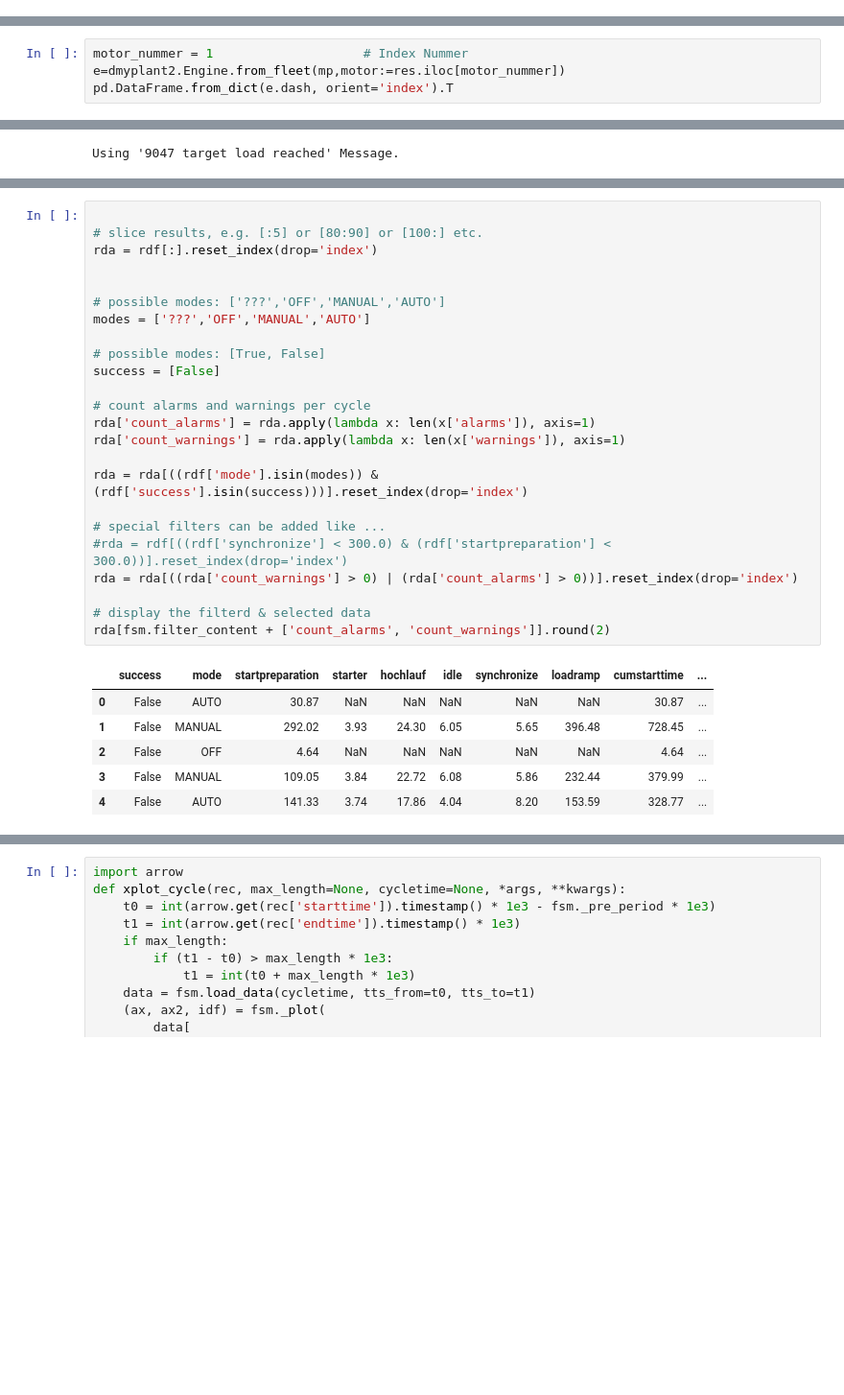
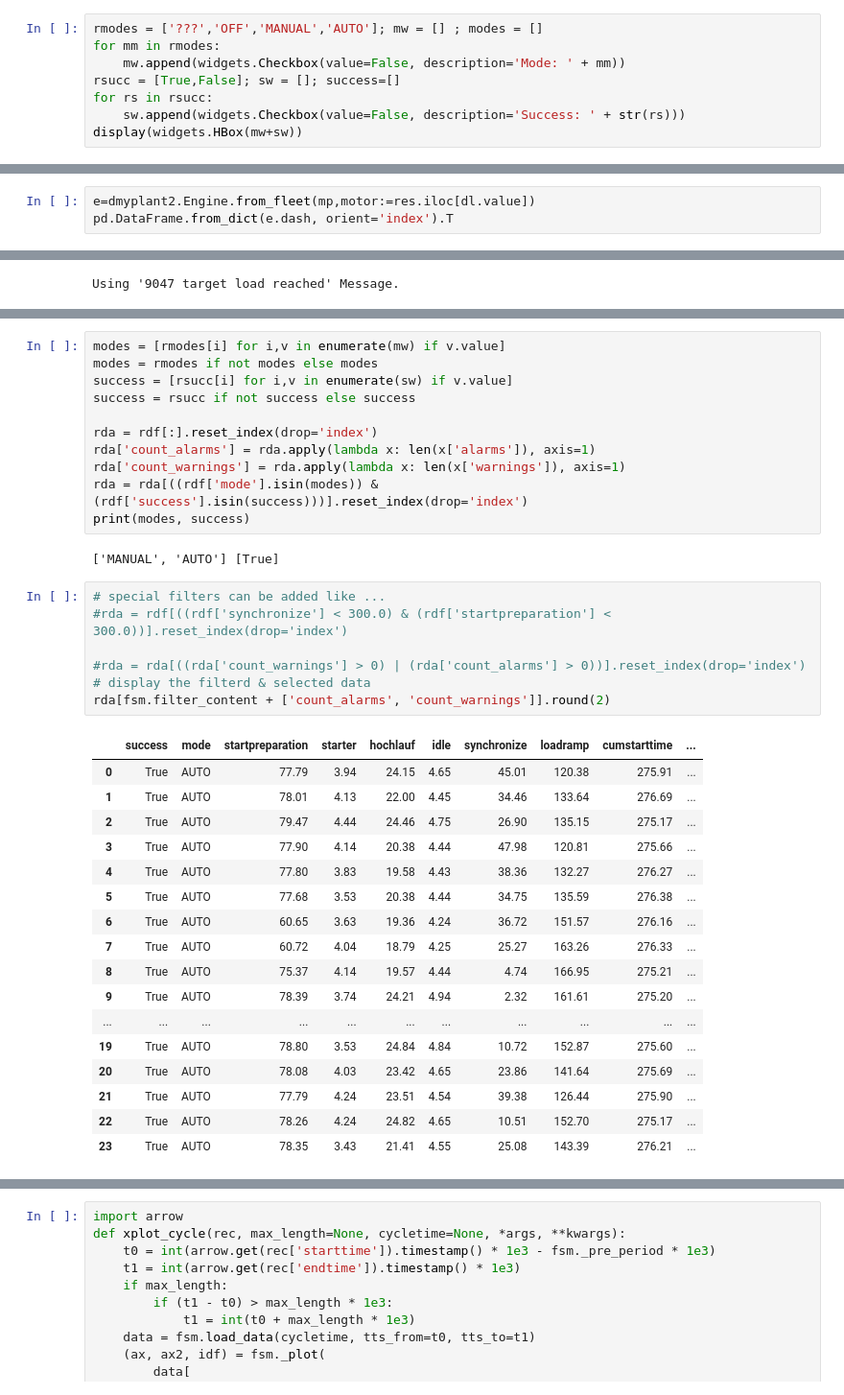
Before and after one commit to dieterch/statemachine, a Jupyter notebook: forsa_hartmoor.ipynb, the cells around one changed output, grey strips where cells are left out. Shown at 96% size. Cells and saved outputs as stored; diff of their text form; blank space fills up the shorter version.

Commit message:
widgets

```diff
--- a/forsa_hartmoor.ipynb
+++ b/forsa_hartmoor.ipynb
@@ -49,0 +37,8 @@ res.T
+# %%
+rmodes = ['???','OFF','MANUAL','AUTO']; mw = [] ; modes = []
+for mm in rmodes:
+    mw.append(widgets.Checkbox(value=False, description='Mode: ' + mm))
+rsucc = [True,False]; sw = []; success=[]
+for rs in rsucc:
+    sw.append(widgets.Checkbox(value=False, description='Success: ' + str(rs)))
+display(widgets.HBox(mw+sw))
@@ -50,6 +47,5 @@ res.T
 # %%
-motor_nummer = 1                    # Index Nummer
-e=dmyplant2.Engine.from_fleet(mp,motor:=res.iloc[motor_nummer])
+e=dmyplant2.Engine.from_fleet(mp,motor:=res.iloc[dl.value])
 pd.DataFrame.from_dict(e.dash, orient='index').T
 # %% [output]
 |  | Name | Engine ID | Design Number | Engine Type | Engine Version | P | P_nom | BMEP | ... |
@@ -112,34 +78,41 @@ rdf
+# %%
+modes = [rmodes[i] for i,v in enumerate(mw) if v.value]
+modes = rmodes if not modes else modes
+success = [rsucc[i] for i,v in enumerate(sw) if v.value]
+success = rsucc if not success else success
+
+rda = rdf[:].reset_index(drop='index')
+rda['count_alarms'] = rda.apply(lambda x: len(x['alarms']), axis=1)
+rda['count_warnings'] = rda.apply(lambda x: len(x['warnings']), axis=1)
+rda = rda[((rdf['mode'].isin(modes)) & (rdf['success'].isin(success)))].reset_index(drop='index')
+print(modes, success)
+# %% [output]
+['MANUAL', 'AUTO'] [True]
 # %%
-
-# slice results, e.g. [:5] or [80:90] or [100:] etc.
-rda = rdf[:].reset_index(drop='index')
-
-
-# possible modes: ['???','OFF','MANUAL','AUTO']
-modes = ['???','OFF','MANUAL','AUTO']
-
-# possible modes: [True, False]
-success = [False]
-
-# count alarms and warnings per cycle
-rda['count_alarms'] = rda.apply(lambda x: len(x['alarms']), axis=1)
-rda['count_warnings'] = rda.apply(lambda x: len(x['warnings']), axis=1)
-
-rda = rda[((rdf['mode'].isin(modes)) & (rdf['success'].isin(success)))].reset_index(drop='index')
-
 # special filters can be added like ...
 #rda = rdf[((rdf['synchronize'] < 300.0) & (rdf['startpreparation'] < 300.0))].reset_index(drop='index')
-rda = rda[((rda['count_warnings'] > 0) | (rda['count_alarms'] > 0))].reset_index(drop='index')
 
+#rda = rda[((rda['count_warnings'] > 0) | (rda['count_alarms'] > 0))].reset_index(drop='index')
 # display the filterd & selected data
 rda[fsm.filter_content + ['count_alarms', 'count_warnings']].round(2)
 # %% [output]
 |  | success | mode | startpreparation | starter | hochlauf | idle | synchronize | loadramp | cumstarttime | ... |
-| 0 | False | AUTO | 30.87 | NaN | NaN | NaN | NaN | NaN | 30.87 | ... |
-| 1 | False | MANUAL | 292.02 | 3.93 | 24.30 | 6.05 | 5.65 | 396.48 | 728.45 | ... |
-| 2 | False | OFF | 4.64 | NaN | NaN | NaN | NaN | NaN | 4.64 | ... |
-| 3 | False | MANUAL | 109.05 | 3.84 | 22.72 | 6.08 | 5.86 | 232.44 | 379.99 | ... |
-| 4 | False | AUTO | 141.33 | 3.74 | 17.86 | 4.04 | 8.20 | 153.59 | 328.77 | ... |
+| 0 | True | AUTO | 77.79 | 3.94 | 24.15 | 4.65 | 45.01 | 120.38 | 275.91 | ... |
+| 1 | True | AUTO | 78.01 | 4.13 | 22.00 | 4.45 | 34.46 | 133.64 | 276.69 | ... |
+| 2 | True | AUTO | 79.47 | 4.44 | 24.46 | 4.75 | 26.90 | 135.15 | 275.17 | ... |
+| 3 | True | AUTO | 77.90 | 4.14 | 20.38 | 4.44 | 47.98 | 120.81 | 275.66 | ... |
+| 4 | True | AUTO | 77.80 | 3.83 | 19.58 | 4.43 | 38.36 | 132.27 | 276.27 | ... |
+| 5 | True | AUTO | 77.68 | 3.53 | 20.38 | 4.44 | 34.75 | 135.59 | 276.38 | ... |
+| 6 | True | AUTO | 60.65 | 3.63 | 19.36 | 4.24 | 36.72 | 151.57 | 276.16 | ... |
+| 7 | True | AUTO | 60.72 | 4.04 | 18.79 | 4.25 | 25.27 | 163.26 | 276.33 | ... |
+| 8 | True | AUTO | 75.37 | 4.14 | 19.57 | 4.44 | 4.74 | 166.95 | 275.21 | ... |
+| 9 | True | AUTO | 78.39 | 3.74 | 24.21 | 4.94 | 2.32 | 161.61 | 275.20 | ... |
+| ... | ... | ... | ... | ... | ... | ... | ... | ... | ... | ... |
+| 19 | True | AUTO | 78.80 | 3.53 | 24.84 | 4.84 | 10.72 | 152.87 | 275.60 | ... |
+| 20 | True | AUTO | 78.08 | 4.03 | 23.42 | 4.65 | 23.86 | 141.64 | 275.69 | ... |
+| 21 | True | AUTO | 77.79 | 4.24 | 23.51 | 4.54 | 39.38 | 126.44 | 275.90 | ... |
+| 22 | True | AUTO | 78.26 | 4.24 | 24.82 | 4.65 | 10.51 | 152.70 | 275.17 | ... |
+| 23 | True | AUTO | 78.35 | 3.43 | 21.41 | 4.55 | 25.08 | 143.39 | 276.21 | ... |
 # %%
 startversuch = rda.iloc[3]; fsm._pre_period = 15
 von_dt=pd.to_datetime(startversuch['starttime']); von=int(von_dt.timestamp() - fsm._pre_period)
```
Also changed, not shown: parts of 16 cells of this notebook, 1 other file.
